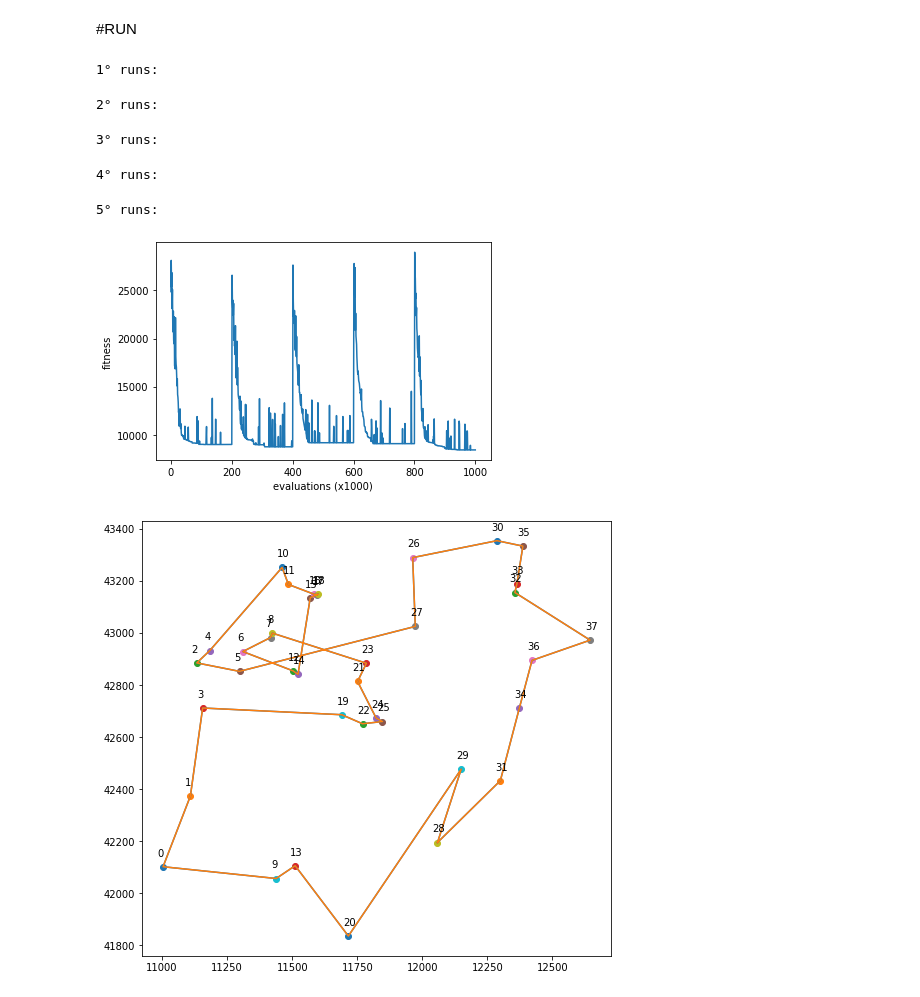
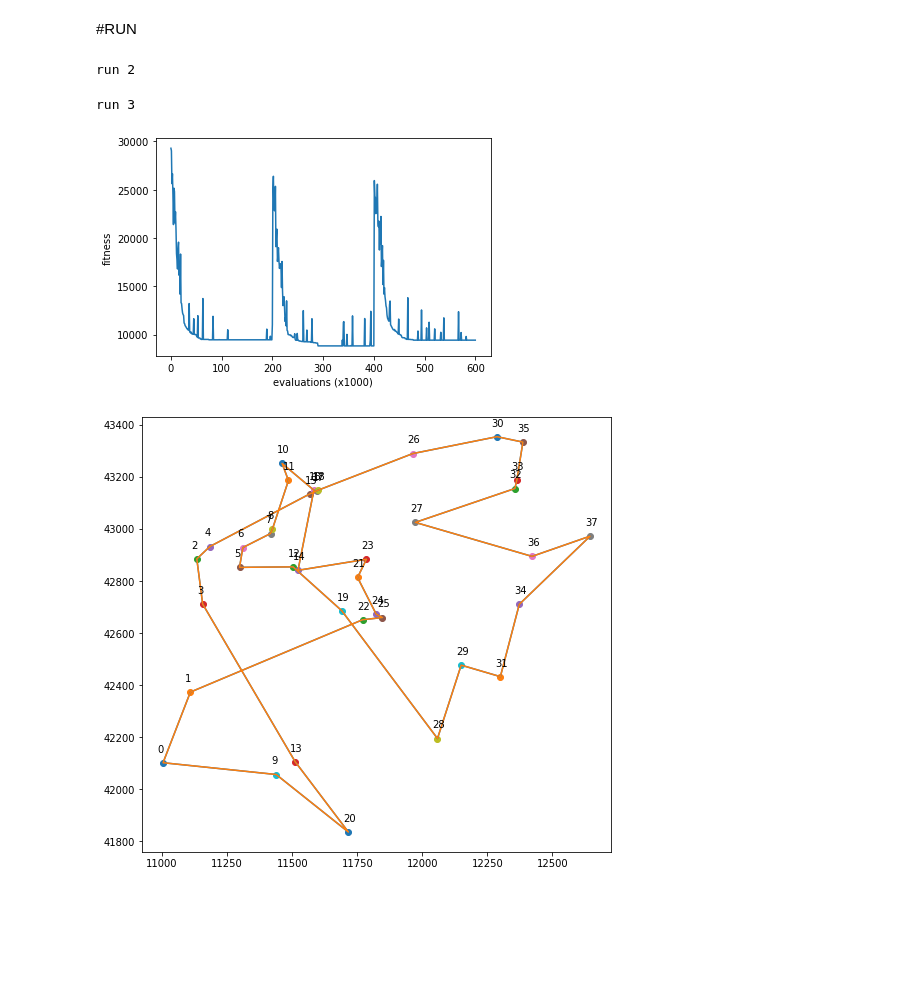
Before and after one commit to AlexandroLuis/computer-science, a Jupyter notebook: GoogleColab/Genetic Algorithm/Travelling Salesman Problem JMetalpy/JMpy_TSP.ipynb, the cells around one changed output. Cells and saved outputs as stored; diff of their text form; code cells hidden in the pictures; blank space fills up the shorter version.

```diff
--- a/GoogleColab/Genetic Algorithm/Travelling Salesman Problem JMetalpy/JMpy_TSP.ipynb
+++ b/GoogleColab/Genetic Algorithm/Travelling Salesman Problem JMetalpy/JMpy_TSP.ipynb
@@ -176,23 +157,0 @@ def calltosave(d, i):
-# %%
-def create_output_file(my_algo, pop_evolved, log, params, i):
-    algorithm_name = my_algo.get_name()
-    solution_x = pop_evolved.variables
-    fitness = pop_evolved.objectives[0]
-    n_evals = my_algo.evaluations
-    duration = my_algo.total_computing_time
-    lensolution = solution_x
-    x = problem()
-
-    d = {}
-    d['Function'] = x.getProblemName()
-    d['Problem dimension'] = lensolution
-    d['Global Optimum'] = x.getOptimalFitness()
-    d['Algorithm'] = algorithm_name
-    d['Parameters'] = params
-    d['Fitness'] = fitness
-    d['Solution'] = solution_x
-    d['Nb of functions evaluations'] = n_evals
-    d['Computational time in seconds'] = duration
-    d['Stopping criterion in evaluations'] = maxevals
-
-    calltosave(d, i)
@@ -299,24 +347,16 @@ class Main():
 # %%
 if __name__ == '__main__':
   #params
-  run = 5
   maxevals = 200000
   popsize = 440
   offspring = 440
   mut_prob = 0.08
   cross_prob = 0.77
 
   #call function
-  execute = Main(run, maxevals, popsize, offspring, mut_prob, cross_prob).start()
-
-
-#IGD indicador de qualidade
-#friedman, wilcoxon stat test
+  execute = Main(maxevals, popsize, offspring, mut_prob, cross_prob, runs = 3).start()
 # %% [output]
-1° runs:
+run 2
-2° runs:
+run 3
-3° runs:
-4° runs:
-5° runs:
-[figure, old version]
+[figure, new version]
-[figure, old version]
+[figure, new version]
```
Also changed, not shown: parts of 6 cells of this notebook.
